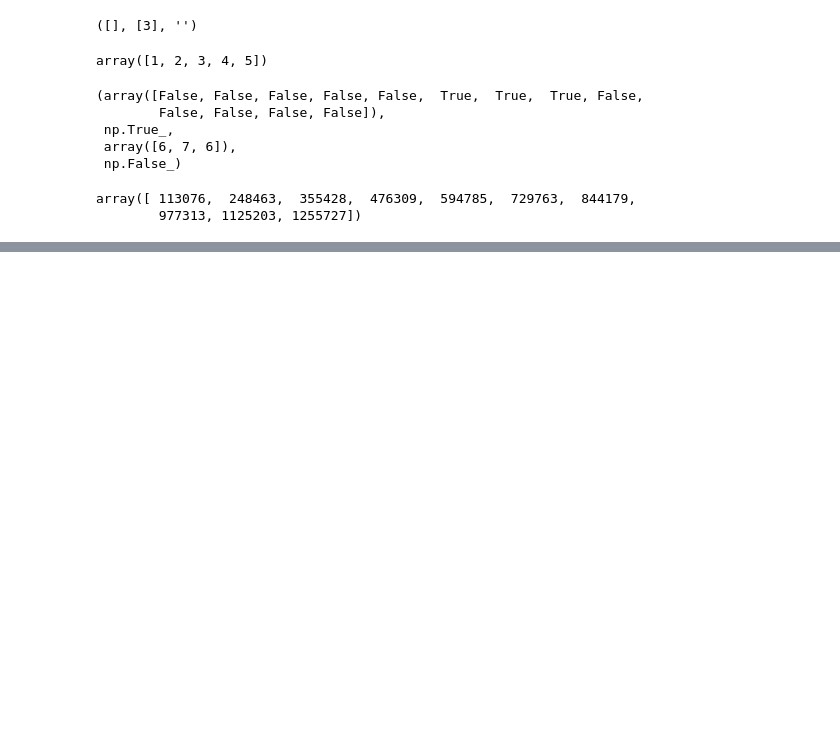
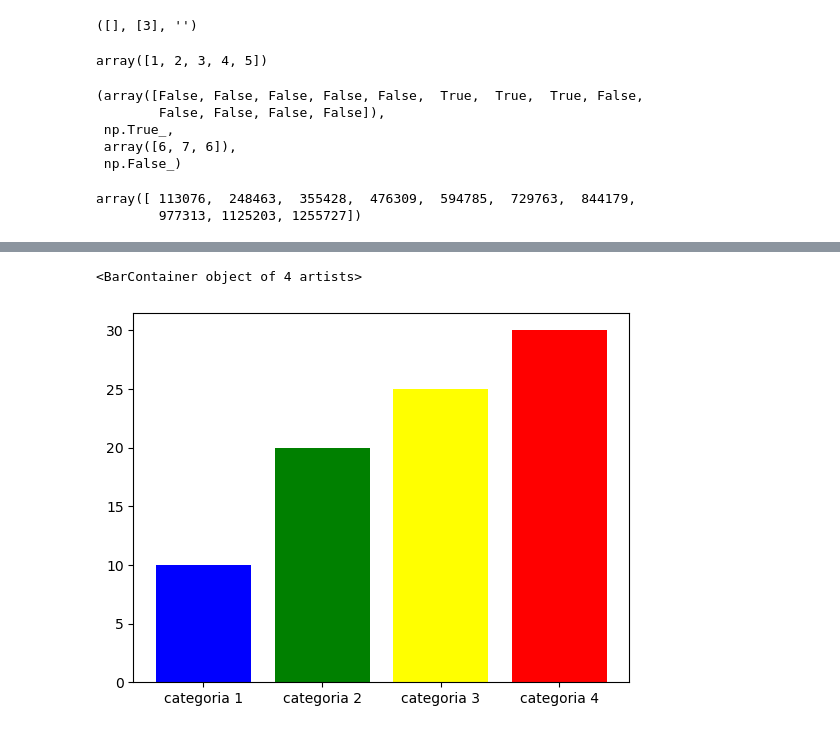
Before and after one commit to Franck-237/ProgrammingLab, a Jupyter notebook: Programming_lab2/esempio.ipynb, the cells around one changed output, grey strips where cells are left out. Saved outputs shown, nothing was run; the diff lists cells and outputs as text; code cells hidden in the pictures; blank space fills up the shorter version.

```diff
--- a/Programming_lab2/esempio.ipynb
+++ b/Programming_lab2/esempio.ipynb
@@ -64,0 +93,8 @@ array([ 113076,  248463,  355428,  476309,  594785,  729763,  844179,
+# %%
+categorie = ["categoria 1", "categoria 2", "categoria 3", "categoria 4"]
+valori = [10, 20, 25, 30]
+
+plt.bar(categorie, valori, color = ['blue', 'green', 'yellow', 'red'])
+# %% [output]
+<BarContainer object of 4 artists>
+[figure, added]
```
Also changed, not shown: parts of 3 cells of this notebook, 35 other files.
